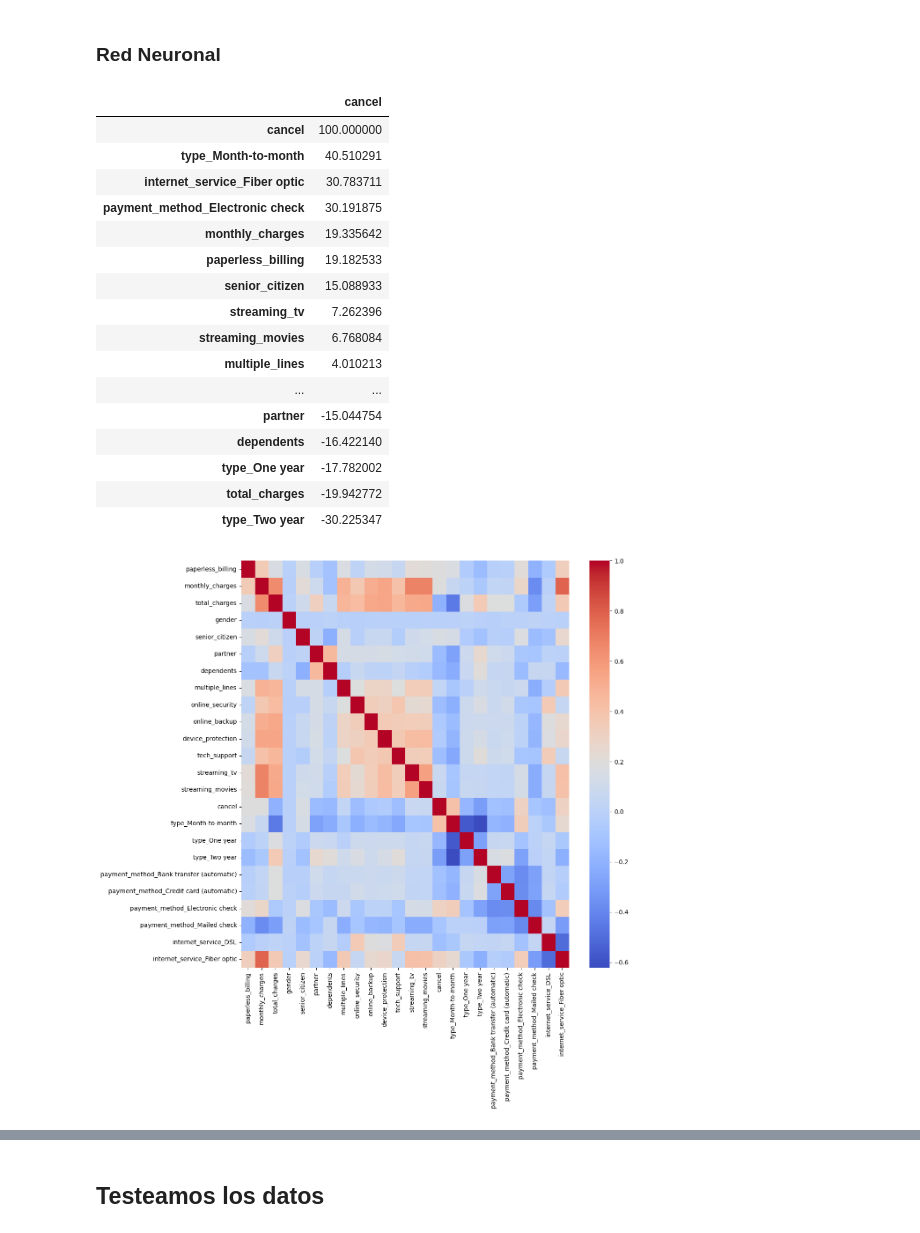
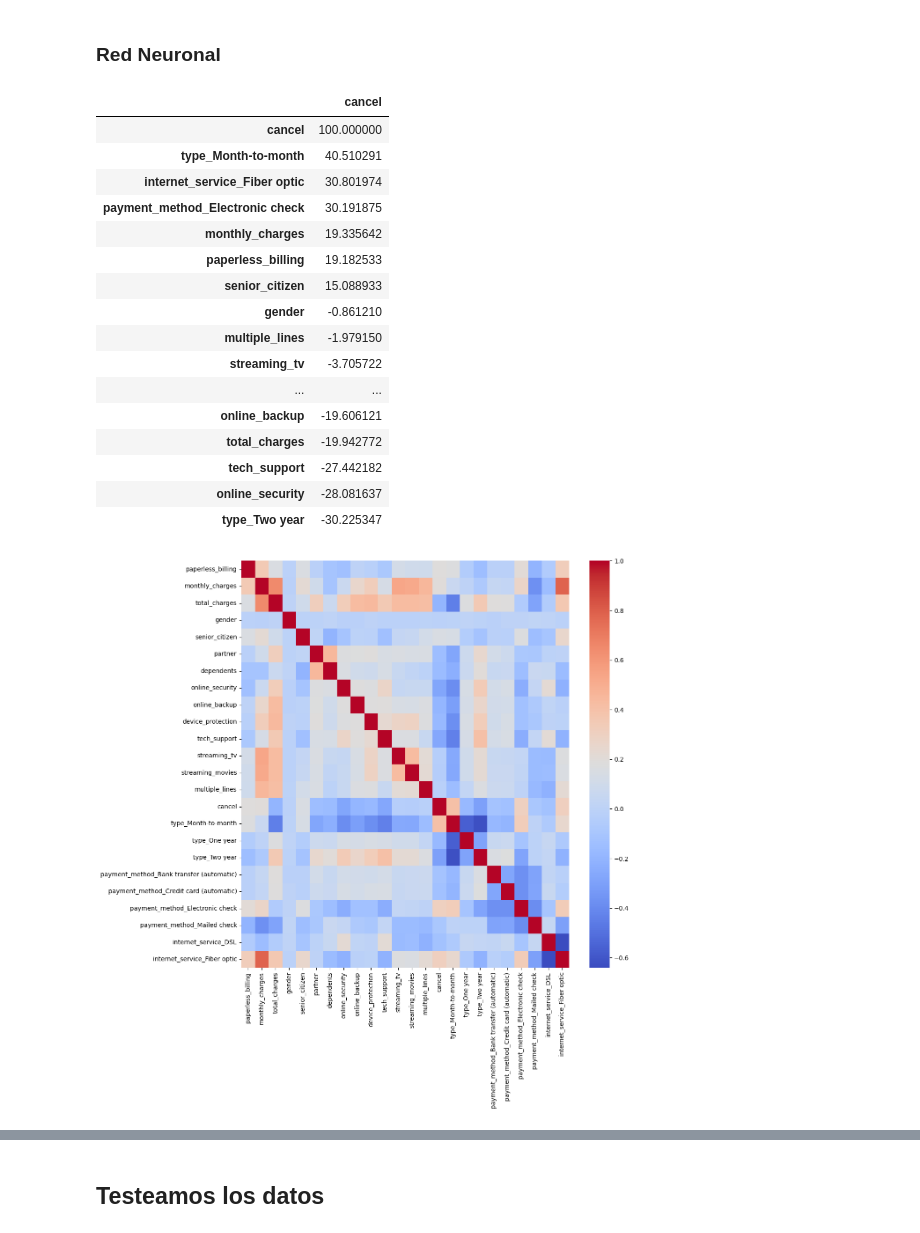
Before and after one commit to santicar1809/interconect, a Jupyter notebook: execution/code_v3.ipynb, the cells around one changed output, grey strips where cells are left out. Cells and saved outputs as stored; diff of their text form; code cells hidden in the pictures.

```diff
--- a/execution/code_v3.ipynb
+++ b/execution/code_v3.ipynb
@@ -664,2 +669,0 @@ for item in ['multiple_lines','online_security','online_backup',
-# %%
-data['internet_service']=data['internet_service'].fillna(data['internet_service'].mode())
@@ -665,0 +718,13 @@ data['internet_service']=data['internet_service'].fillna(data['internet_service'
+# %%
+def binary_categories(data):
+    if data=='Yes':
+        return 1
+    elif data=='No':
+        return 0
+# %%
+binary_columns=['partner', 'dependents','paperless_billing', 'online_security', 'online_backup',
+       'device_protection', 'tech_support', 'streaming_tv', 'streaming_movies',
+       'multiple_lines']
+for column in binary_columns:
+       data[column]=data[column].apply(binary_categories)
+data['gender'] = data['gender'].apply(lambda x: 1 if x == 'Male' else 0)
@@ -899,9 +904,3 @@ def binary_categories(data):
-# %%
-binary_columns=['gender','partner', 'dependents','paperless_billing', 'online_security', 'online_backup',
-       'device_protection', 'tech_support', 'streaming_tv', 'streaming_movies',
-       'multiple_lines']
-for column in binary_columns:
-       data_model[column]=data_model[column].apply(binary_categories)
 # %%
 one_hot=pd.get_dummies(data_model[['type','payment_method','internet_service']])
 data_model = pd.concat([data_model, one_hot], axis=1).drop(columns=['type','payment_method','internet_service'])
@@ -1341,30 +1373,30 @@ joblib.dump(results_xg,'files/models/best_random_xg.joblib')
 # %%
 corr = data_model.corr()
 plt.figure(figsize=(12,12))
 sns.heatmap(corr, annot=False, cmap='coolwarm')
 corr_results = (corr['cancel']*100).sort_values(ascending=False)
 results = pd.DataFrame(corr_results)
-selected_columns = corr_results[abs(corr_results)>19].index #Modify ad criteria
+selected_columns = corr_results[abs(corr_results)>17].index #Modify ad criteria
 results
 # %% [output]
 |  | cancel |
 | cancel | 100.000000 |
 | type_Month-to-month | 40.510291 |
-| internet_service_Fiber optic | 30.783711 |
+| internet_service_Fiber optic | 30.801974 |
 | payment_method_Electronic check | 30.191875 |
 | monthly_charges | 19.335642 |
 | paperless_billing | 19.182533 |
 | senior_citizen | 15.088933 |
-| streaming_tv | 7.262396 |
-| streaming_movies | 6.768084 |
-| multiple_lines | 4.010213 |
+| gender | -0.861210 |
+| multiple_lines | -1.979150 |
+| streaming_tv | -3.705722 |
 | ... | ... |
-| partner | -15.044754 |
-| dependents | -16.422140 |
-| type_One year | -17.782002 |
+| online_backup | -19.606121 |
 | total_charges | -19.942772 |
+| tech_support | -27.442182 |
+| online_security | -28.081637 |
 | type_Two year | -30.225347 |
-[figure, old version]
+[figure, new version]
 # %%
 selected_columns=selected_columns[1:]
 selected_columns
```
Also changed, not shown: parts of 88 cells of this notebook, 9 other files.
